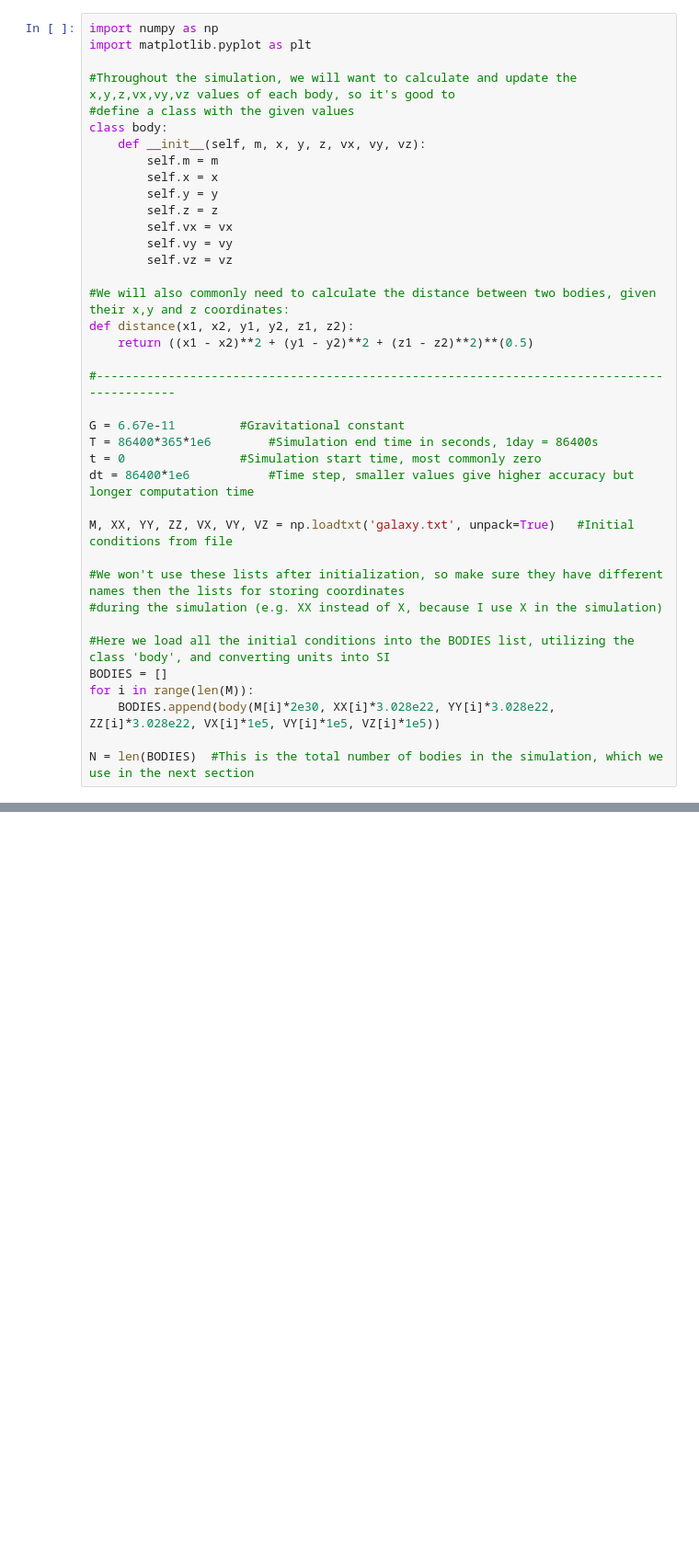
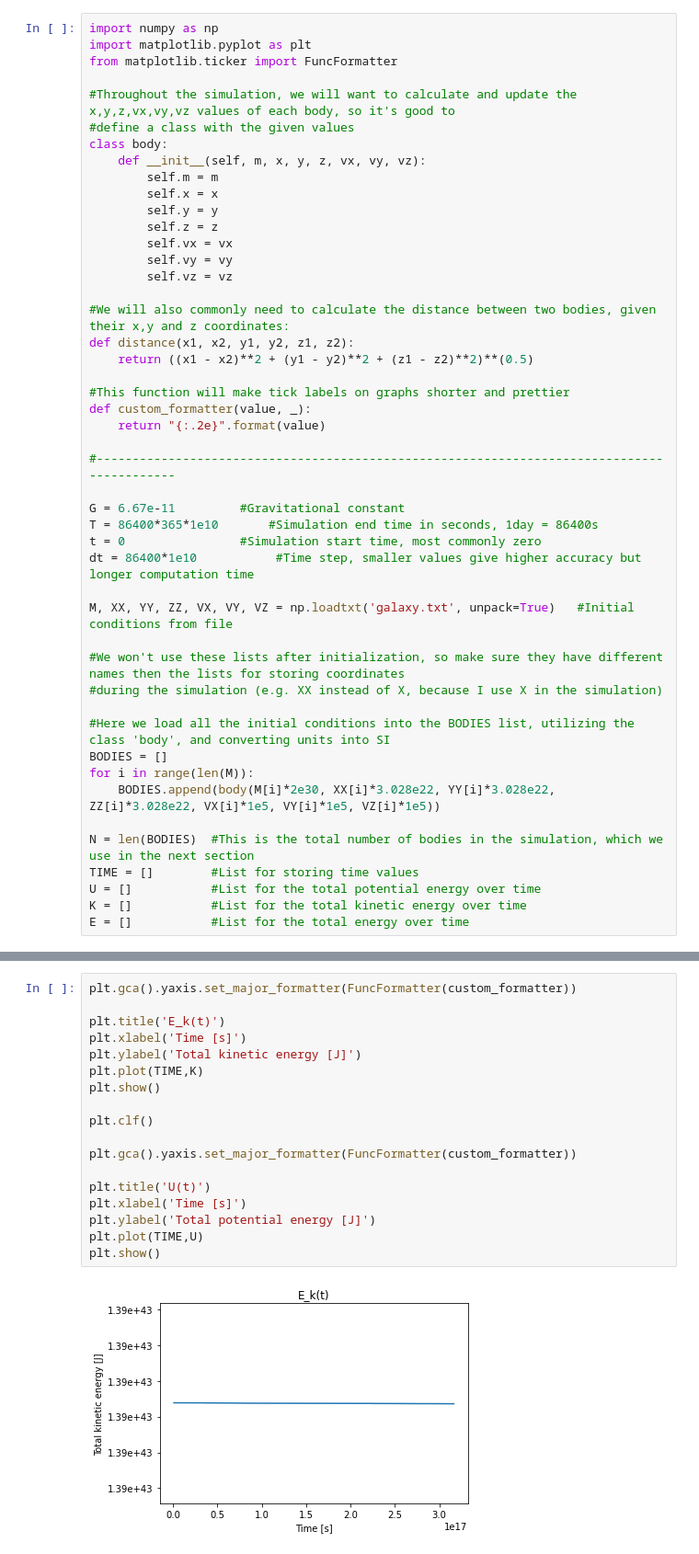
Before and after one commit to LukaJevtovic/NBody-Simulation, a Jupyter notebook: Euler.ipynb, the cells around one changed output, grey strips where cells are left out. Shown at 92% size. Saved outputs shown, nothing was run; the diff lists cells and outputs as text; blank space fills up the shorter version.

```diff
--- a/Euler.ipynb
+++ b/Euler.ipynb
@@ -29,6 +35,7 @@ Once this is working as intended, it's a simple upgrade to import the initial co
 # %%
 import numpy as np
 import matplotlib.pyplot as plt
+from matplotlib.ticker import FuncFormatter
 
 #Throughout the simulation, we will want to calculate and update the x,y,z,vx,vy,vz values of each body, so it's good to
 #define a class with the given values
@@ -46,12 +53,16 @@ class body:
 def distance(x1, x2, y1, y2, z1, z2):
     return ((x1 - x2)**2 + (y1 - y2)**2 + (z1 - z2)**2)**(0.5)
 
+#This function will make tick labels on graphs shorter and prettier
+def custom_formatter(value, _):
+    return "{:.2e}".format(value)
+
 #-------------------------------------------------------------------------------------------
 
 G = 6.67e-11         #Gravitational constant
-T = 86400*365*1e6        #Simulation end time in seconds, 1day = 86400s
+T = 86400*365*1e10       #Simulation end time in seconds, 1day = 86400s
 t = 0                #Simulation start time, most commonly zero
-dt = 86400*1e6           #Time step, smaller values give higher accuracy but longer computation time
+dt = 86400*1e10           #Time step, smaller values give higher accuracy but longer computation time
 
 M, XX, YY, ZZ, VX, VY, VZ = np.loadtxt('galaxy.txt', unpack=True)   #Initial conditions from file
 
@@ -64,6 +75,10 @@ for i in range(len(M)):
     BODIES.append(body(M[i]*2e30, XX[i]*3.028e22, YY[i]*3.028e22, ZZ[i]*3.028e22, VX[i]*1e5, VY[i]*1e5, VZ[i]*1e5))
 
 N = len(BODIES)  #This is the total number of bodies in the simulation, which we use in the next section
+TIME = []        #List for storing time values
+U = []           #List for the total potential energy over time
+K = []           #List for the total kinetic energy over time
+E = []           #List for the total energy over time
 # %%
 """
 Below is the bulk of the code. Here we have three loops:
@@ -140,0 +201,20 @@ plt.show()
+# %%
+plt.gca().yaxis.set_major_formatter(FuncFormatter(custom_formatter))
+
+plt.title('E_k(t)')
+plt.xlabel('Time [s]')
+plt.ylabel('Total kinetic energy [J]')
+plt.plot(TIME,K)
+plt.show()
+
+plt.clf()
+
+plt.gca().yaxis.set_major_formatter(FuncFormatter(custom_formatter))
+
+plt.title('U(t)')
+plt.xlabel('Time [s]')
+plt.ylabel('Total potential energy [J]')
+plt.plot(TIME,U)
+plt.show()
+# %% [output]
+[figure, added]
```
Also changed, not shown: parts of 13 cells of this notebook.
